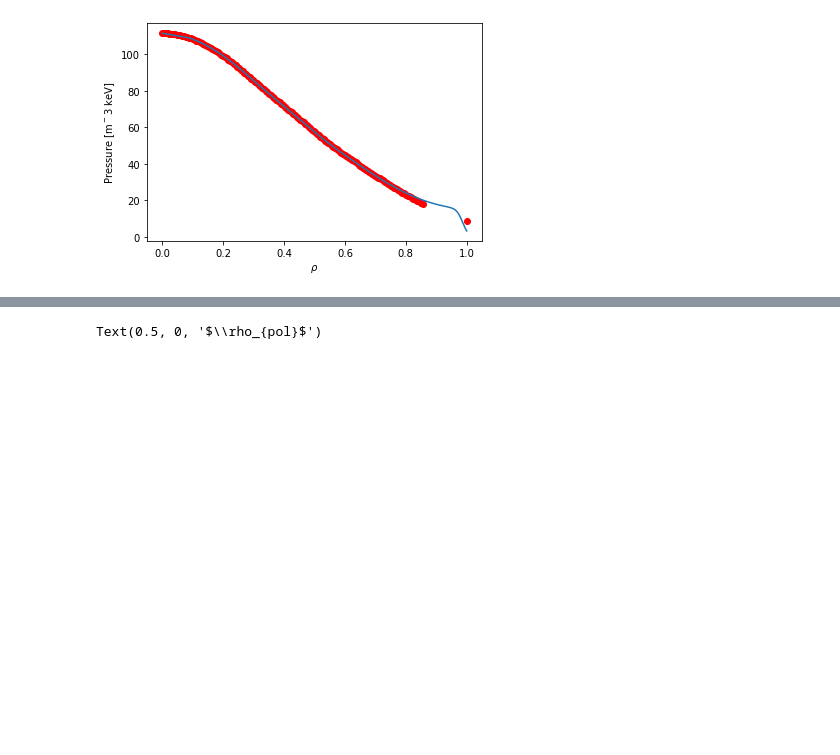
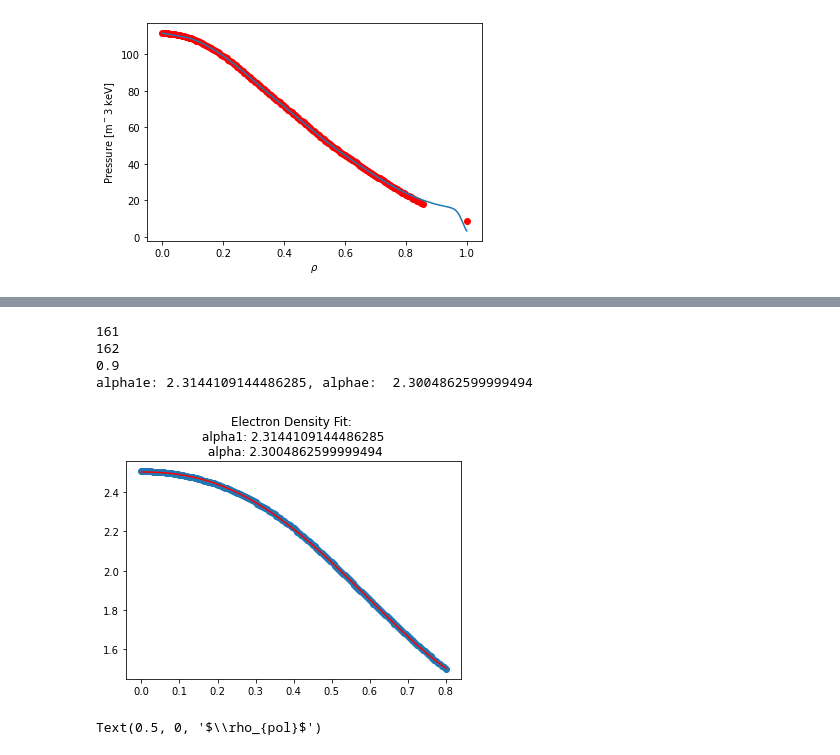
Before and after one commit to vandelij/MANTA, a Jupyter notebook: current_profile_maker_corrected_rho.ipynb, the cells around one changed output, grey strips where cells are left out. Saved outputs shown, nothing was run; the diff lists cells and outputs as text; code cells hidden in the pictures; blank space fills up the shorter version.

Commit message:
added plotting for the fit to electron density

```diff
--- a/current_profile_maker_corrected_rho.ipynb
+++ b/current_profile_maker_corrected_rho.ipynb
@@ -753,3 +764,39 @@ NameError: name 'psi_norm' is not defined
+# %%
+#--------------------------
+# getting ni and ne seperatly
+n_proff_e = n_e
+print(len(n_proff_e))
+print(len(trinity_rho))
+print(n_edge)
+def n_profile(rho, alpha1, alpha, n_lineavg, n_edge):
+    n_prof = (1 - rho**alpha1)**alpha
+    return (n_lineavg - n_edge) / np.average(n_prof) * n_prof + n_edge
+
+
+popt, pcov = curve_fit(n_profile, trinity_rho[:-1], n_proff_e)
+
+
+n_fit_e = n_profile(trinity_rho[:-1], popt[0], popt[1], popt[2], popt[3])
+plt.scatter(trinity_rho[:-1], n_proff_e)
+plt.plot(trinity_rho[:-1], n_fit_e, 'r')
+
+
+alpha1e = popt[0]
+alphae = popt[1]
+plt.title(f"Electron Density Fit: \n alpha1: {alpha1e} \n alpha: {alphae}")
+#print(n_profile(np.linspace(0, 1, 10), popt[0], popt[1]))
+# print(n_fit[0])
+# print(rho_array_09[0])
+# print(np.linspace(0, 1, 10))
+print(f'alpha1e: {alpha1e}, alphae:  {alphae}')
+
+#--------------------------
+# %% [output]
+161
+162
+0.9
+alpha1e: 2.3144109144486285, alphae:  2.3004862599999494
+[figure, added]
 # %%
 fig = plt.figure()
 fig.set_figwidth(8)
```
Also changed, not shown: parts of 6 cells of this notebook.
